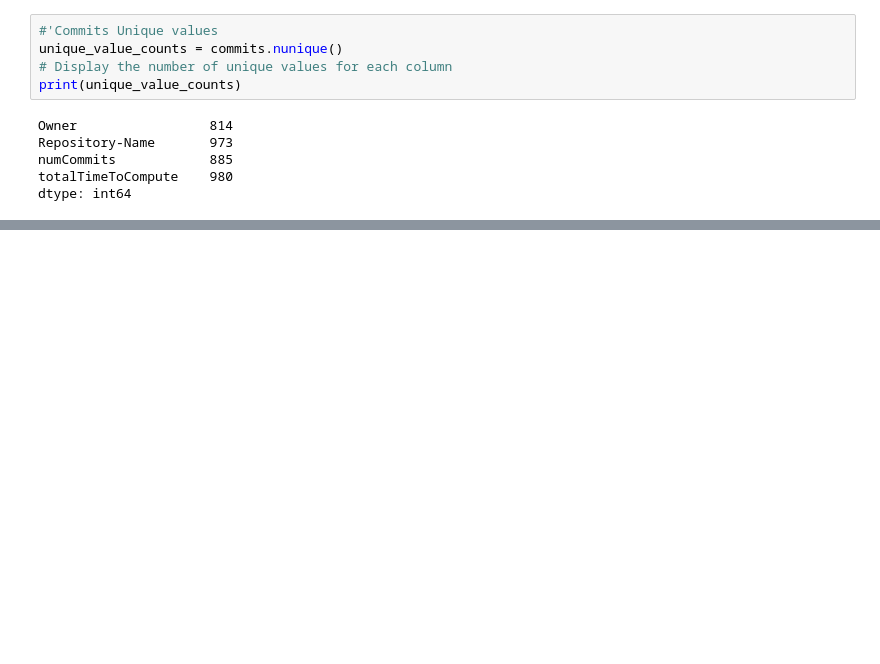
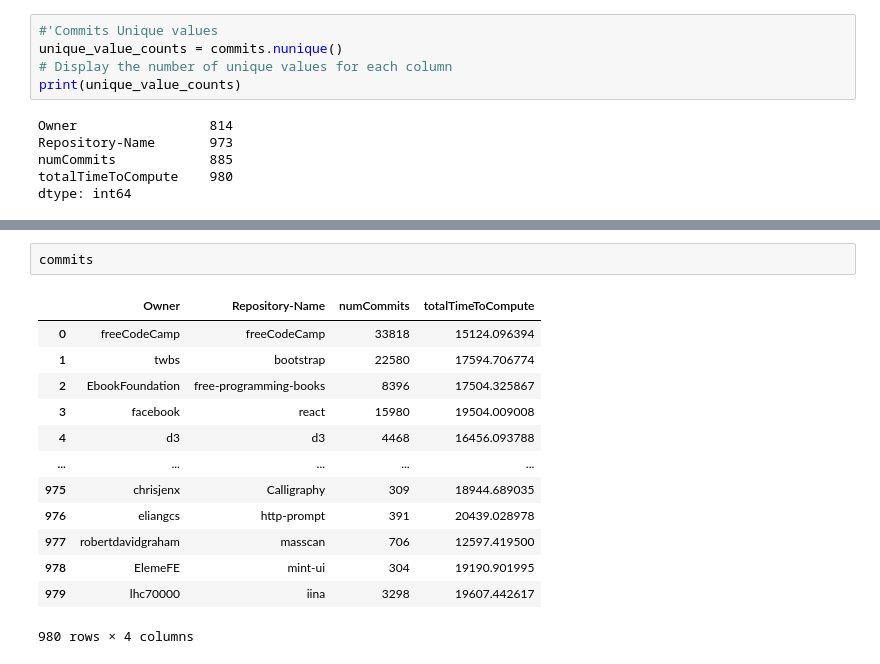
Before and after one commit to EthanFalcao/Github_Repo_EDA, a Jupyter notebook: TopRepos/commitsTopStared_eda.ipynb, the cells around one changed output, grey strips where cells are left out. Drawn from its saved outputs; the diff is of its cells as text; blank space fills up the shorter version.

```diff
--- a/TopRepos/commitsTopStared_eda.ipynb
+++ b/TopRepos/commitsTopStared_eda.ipynb
@@ -115,3 +149,19 @@ plt.show()
+# %%
+commits
+# %% [output]
+|  | Owner | Repository-Name | numCommits | totalTimeToCompute |
+| 0 | freeCodeCamp | freeCodeCamp | 33818 | 15124.096394 |
+| 1 | twbs | bootstrap | 22580 | 17594.706774 |
+| 2 | EbookFoundation | free-programming-books | 8396 | 17504.325867 |
+| 3 | facebook | react | 15980 | 19504.009008 |
+| 4 | d3 | d3 | 4468 | 16456.093788 |
+| ... | ... | ... | ... | ... |
+| 975 | chrisjenx | Calligraphy | 309 | 18944.689035 |
+| 976 | eliangcs | http-prompt | 391 | 20439.028978 |
+| 977 | robertdavidgraham | masscan | 706 | 12597.419500 |
+| 978 | ElemeFE | mint-ui | 304 | 19190.901995 |
+| 979 | lhc70000 | iina | 3298 | 19607.442617 |
+980 rows × 4 columns
 # %%
 top_repositories = commits.nlargest(5, 'numCommits')
 
```
Also changed, not shown: parts of 5 cells of this notebook, 3 other files.
